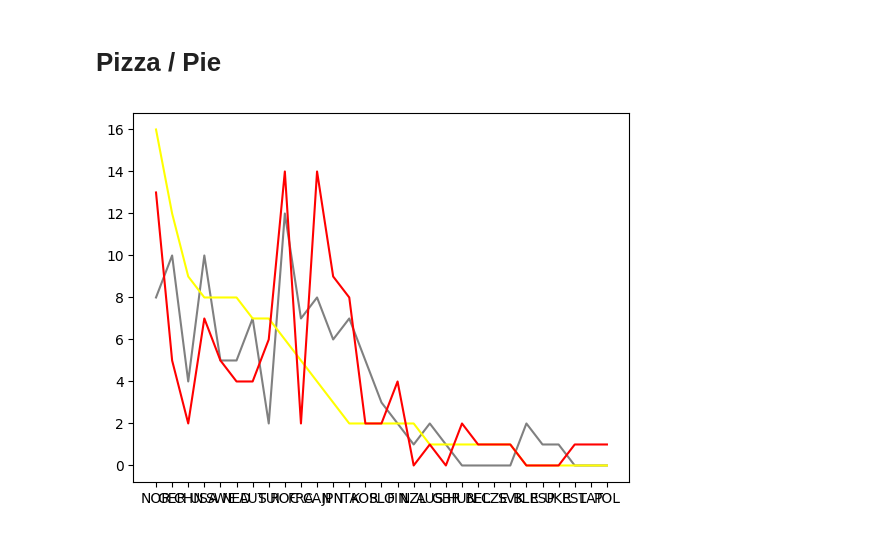
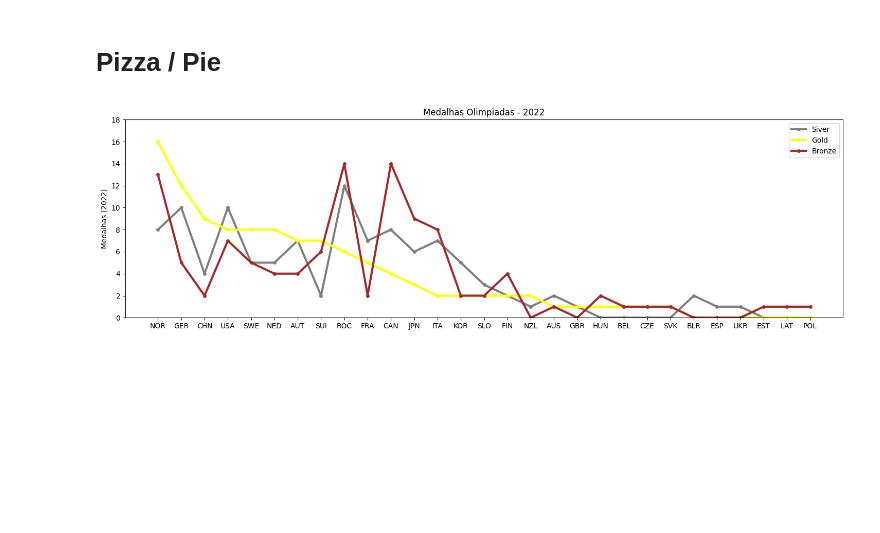
Before and after one commit to guilhptg/Graficos, a Jupyter notebook: graficos/olimpiadas/olimpiadas.ipynb, the cells around one changed output. Cells and saved outputs as stored; diff of their text form; code cells hidden in the pictures; blank space fills up the shorter version.

```diff
--- a/graficos/olimpiadas/olimpiadas.ipynb
+++ b/graficos/olimpiadas/olimpiadas.ipynb
@@ -73,10 +74,14 @@ plt.show()
 # %% [markdown]
 # Pizza / Pie
 # %%
-plt.plot(country['country_noc'], silver['silver'], color='gray')
-plt.plot(country['country_noc'], gold['gold'], color='yellow')
-plt.plot(country['country_noc'], bronze['bronze'], color='red')
-
+plt.figure(figsize=(18,5))
+plt.plot(country['country_noc'], silver['silver'], color='gray', label='Siver', marker='o', scalex=True, linewidth=3, markersize=4)
+plt.plot(country['country_noc'], gold['gold'], color='yellow', label='Gold', marker='o', scalex=True, linewidth=3, markersize=4)
+plt.plot(country['country_noc'], bronze['bronze'], color='brown', label='Bronze', marker='o', scalex=True, linewidth=3, markersize=4, animated=True)
+plt.ylim(0, 18)
+plt.title('Medalhas Olimpiadas - 2022')
+plt.ylabel('Medalhas (2022)')
+plt.legend()
 plt.show()
 # %% [output]
-[figure, old version]
+[figure, new version]
```
Also changed, not shown: parts of 1 cell of this notebook.
